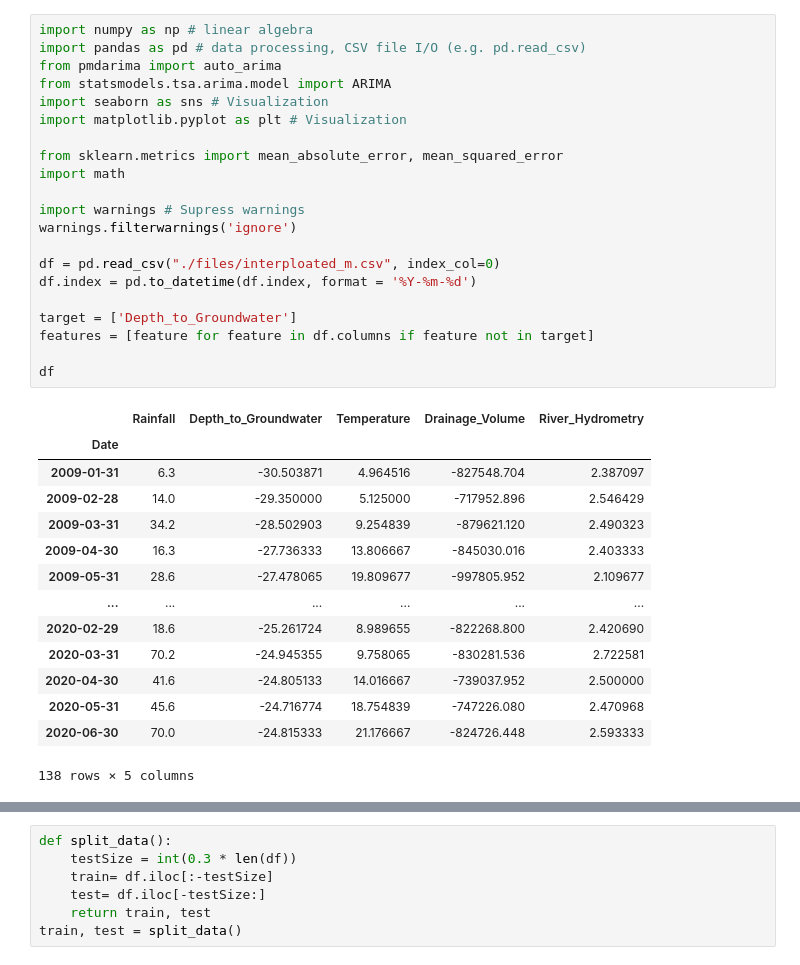
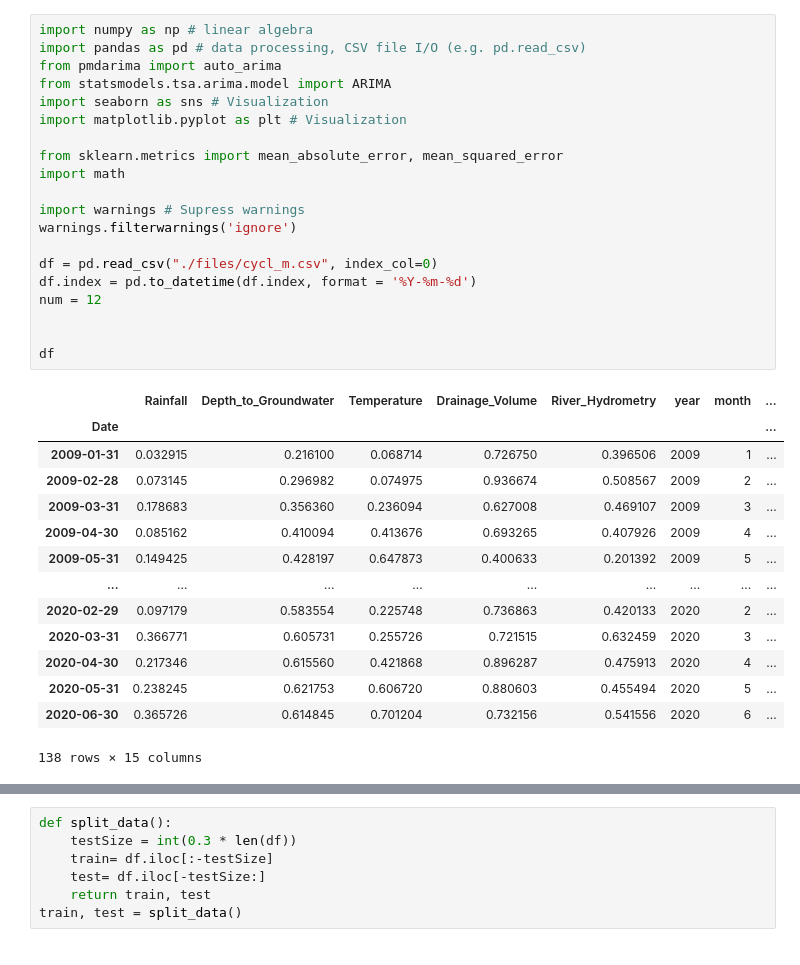
Before and after one commit to KatrinPoepp/bachelor, a Jupyter notebook: ARIMAX.ipynb, the cells around one changed output, grey strips where cells are left out. Saved outputs shown, nothing was run; the diff lists cells and outputs as text.

```diff
--- a/ARIMAX.ipynb
+++ b/ARIMAX.ipynb
@@ -1,36 +1,35 @@
 # %%
 import numpy as np # linear algebra
 import pandas as pd # data processing, CSV file I/O (e.g. pd.read_csv)
 from pmdarima import auto_arima
 from statsmodels.tsa.arima.model import ARIMA
 import seaborn as sns # Visualization
 import matplotlib.pyplot as plt # Visualization
 
 from sklearn.metrics import mean_absolute_error, mean_squared_error
 import math
 
 import warnings # Supress warnings
 warnings.filterwarnings('ignore')
 
-df = pd.read_csv("./files/interploated_m.csv", index_col=0)
+df = pd.read_csv("./files/cycl_m.csv", index_col=0)
 df.index = pd.to_datetime(df.index, format = '%Y-%m-%d')
+num = 12
 
-target = ['Depth_to_Groundwater']
-features = [feature for feature in df.columns if feature not in target]
 
 df
 # %% [output]
-|  | Rainfall | Depth_to_Groundwater | Temperature | Drainage_Volume | River_Hydrometry |
-| Date |  |  |  |  |  |
-| 2009-01-31 | 6.3 | -30.503871 | 4.964516 | -827548.704 | 2.387097 |
-| 2009-02-28 | 14.0 | -29.350000 | 5.125000 | -717952.896 | 2.546429 |
-| 2009-03-31 | 34.2 | -28.502903 | 9.254839 | -879621.120 | 2.490323 |
-| 2009-04-30 | 16.3 | -27.736333 | 13.806667 | -845030.016 | 2.403333 |
-| 2009-05-31 | 28.6 | -27.478065 | 19.809677 | -997805.952 | 2.109677 |
-| ... | ... | ... | ... | ... | ... |
-| 2020-02-29 | 18.6 | -25.261724 | 8.989655 | -822268.800 | 2.420690 |
-| 2020-03-31 | 70.2 | -24.945355 | 9.758065 | -830281.536 | 2.722581 |
-| 2020-04-30 | 41.6 | -24.805133 | 14.016667 | -739037.952 | 2.500000 |
-| 2020-05-31 | 45.6 | -24.716774 | 18.754839 | -747226.080 | 2.470968 |
-| 2020-06-30 | 70.0 | -24.815333 | 21.176667 | -824726.448 | 2.593333 |
+|  | Rainfall | Depth_to_Groundwater | Temperature | Drainage_Volume | River_Hydrometry | year | month | ... |
+| Date |  |  |  |  |  |  |  | ... |
+| 2009-01-31 | 0.032915 | 0.216100 | 0.068714 | 0.726750 | 0.396506 | 2009 | 1 | ... |
+| 2009-02-28 | 0.073145 | 0.296982 | 0.074975 | 0.936674 | 0.508567 | 2009 | 2 | ... |
+| 2009-03-31 | 0.178683 | 0.356360 | 0.236094 | 0.627008 | 0.469107 | 2009 | 3 | ... |
+| 2009-04-30 | 0.085162 | 0.410094 | 0.413676 | 0.693265 | 0.407926 | 2009 | 4 | ... |
+| 2009-05-31 | 0.149425 | 0.428197 | 0.647873 | 0.400633 | 0.201392 | 2009 | 5 | ... |
+| ... | ... | ... | ... | ... | ... | ... | ... | ... |
+| 2020-02-29 | 0.097179 | 0.583554 | 0.225748 | 0.736863 | 0.420133 | 2020 | 2 | ... |
+| 2020-03-31 | 0.366771 | 0.605731 | 0.255726 | 0.721515 | 0.632459 | 2020 | 3 | ... |
+| 2020-04-30 | 0.217346 | 0.615560 | 0.421868 | 0.896287 | 0.475913 | 2020 | 4 | ... |
+| 2020-05-31 | 0.238245 | 0.621753 | 0.606720 | 0.880603 | 0.455494 | 2020 | 5 | ... |
+| 2020-06-30 | 0.365726 | 0.614845 | 0.701204 | 0.732156 | 0.541556 | 2020 | 6 | ... |
-138 rows × 5 columns
+138 rows × 15 columns
```
Also changed, not shown: parts of 14 cells of this notebook, 21 other files.
